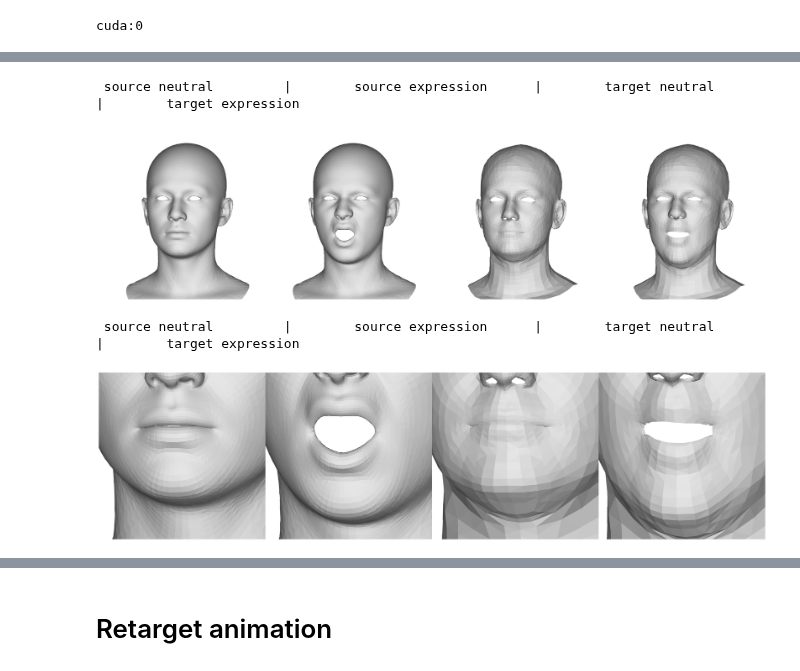
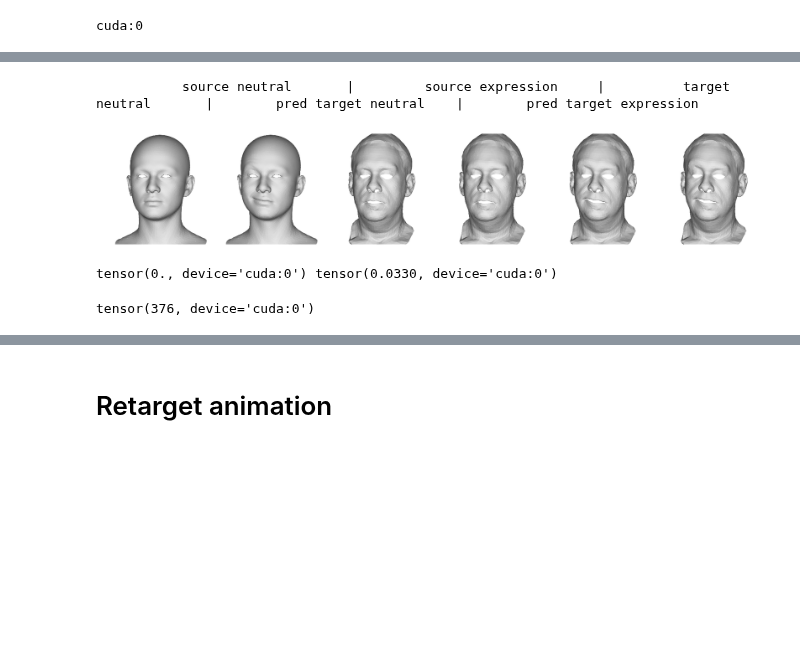
Before and after one commit to chacorp/PDB, a Jupyter notebook: notebook/NBC_visualize.ipynb, the cells around one changed output, grey strips where cells are left out. Cells and saved outputs as stored; diff of their text form; code cells hidden in the pictures; blank space fills up the shorter version.

```diff
--- a/notebook/NBC_visualize.ipynb
+++ b/notebook/NBC_visualize.ipynb
@@ -163,43 +299,59 @@ tensor(346, device='cuda:0')
 # %%
-SIZE=6
-M_SCALE=.6
+SIZE=3
+M_SCALE=.67
 SAVE=0
 M_trns=np.array([0,0.,0])
 rot_list=[[0,-10,0]]
 
 
-v_list=[ src_mesh.vertices, vertices, pred_source.detach().cpu().numpy()[0], pred_outputs.detach().cpu().numpy()[0]]
+v_list=[
+    src_mesh.vertices, vertices,
+    tgt_mesh.vertices,
+    pred_source.detach().cpu().numpy()[0],
+    pred_outputs.detach().cpu().numpy()[0],
+    tgt_mesh.vertices + pred_outputs.detach().cpu().numpy()[0]-pred_source.detach().cpu().numpy()[0],
+]
+# v_list=[ src_mesh.vertices, pred_source.detach().cpu().numpy()[0] ]
 v_list = [v * M_SCALE + M_trns for v in v_list]
-f_list=[ src_mesh.faces, src_mesh.faces, tgt_mesh.faces, tgt_mesh.faces ]
+f_list=[ src_mesh.faces, src_mesh.faces, tgt_mesh.faces, tgt_mesh.faces, tgt_mesh.faces, tgt_mesh.faces ]
+# f_list=[ src_mesh.faces, tgt_mesh.faces ]
 
-print(' source neutral \t|\t source expression \t|\t target neutral \t|\t target expression')
+print('\t   source neutral   \t|\t  source expression  \t|\t   target neutral     \t|\t pred target neutral \t|\t pred target expression')
 # plot_mesh_gouraud(
 #     v_list, f_list, mesh_scale=M_SCALE,
 #     rot_list=rot_list*len(v_list), size=SIZE, mode='shade',
 #     bg_black=False, logdir=f"../_tmp", name=f"NBC-retarget-zoom", save=SAVE
 # )
 plot_image_array(
     v_list, f_list,
     rot_list=rot_list*len(v_list), size=SIZE, mode='shade',
-    bg_black=False, logdir=f"../_tmp", name=f"NBC-retarget", save=SAVE
+    bg_black=False, logdir=f"../_tmp", name=f"NBC-cage_example", save=SAVE
 )
 
-M_SCALE=1.9
-M_trns=np.array([0.1, 1, 0])
+# v_list=[ vertices, pred_outputs.detach().cpu().numpy()[0]]
 
-v_list=[ src_mesh.vertices, vertices, pred_source.detach().cpu().numpy()[0], pred_outputs.detach().cpu().numpy()[0]]
-v_list = [v * M_SCALE + M_trns for v in v_list]
-f_list=[ src_mesh.faces, src_mesh.faces, tgt_mesh.faces, tgt_mesh.faces ]
+# v_list = [v * M_SCALE + M_trns for v in v_list]
 
-print(' source neutral \t|\t source expression \t|\t target neutral \t|\t target expression')
+# plot_image_array(
+#     v_list, f_list,
+#     rot_list=rot_list*len(v_list), size=SIZE, mode='shade',
+#     bg_black=False, logdir=f"../_tmp", name=f"NBC-cage_example", save=SAVE
+# )
 
-plot_image_array(
-    v_list, f_list,
-    rot_list=rot_list*len(v_list), size=SIZE, mode='shade',
-    bg_black=False, logdir=f"../_tmp", name=f"NBC-retarget-zoom", save=SAVE
-)
+# M_SCALE=2.9
+# M_trns=np.array([0.1, 1.9, 0])
+
+# v_list=[ src_mesh.vertices, vertices, pred_source.detach().cpu().numpy()[0], pred_outputs.detach().cpu().numpy()[0]]
+# v_list = [v * M_SCALE + M_trns for v in v_list]
+# f_list=[ src_mesh.faces, src_mesh.faces, tgt_mesh.faces, tgt_mesh.faces ]
+
+# print(' source neutral \t|\t source expression \t|\t target neutral \t|\t target expression')
+
+# plot_image_array(
+#     v_list, f_list,
+#     rot_list=rot_list*len(v_list), size=SIZE, mode='shade',
+#     bg_black=False, logdir=f"../_tmp", name=f"NBC-retarget-zoom", save=SAVE
+# )
 # %% [output]
- source neutral         |        source expression      |        target neutral         |        target expression
+           source neutral       |         source expression     |          target neutral       |        pred target neutral    |        pred target expression
-[figure, old version]
+[figure, new version]
- source neutral         |        source expression      |        target neutral         |        target expression
-[figure, removed]
@@ -205,0 +466,8 @@ plot_image_array(
+# %%
+print(key_weight.min(), key_weight.max())
+
+torch.count_nonzero(key_weight[0].sum(0))
+# torch.nonzero(key_weight[0].sum(0))
+# %% [output]
+tensor(0., device='cuda:0') tensor(0.0330, device='cuda:0')
+tensor(376, device='cuda:0')
```
Also changed, not shown: parts of 24 cells of this notebook, 9 other files.
